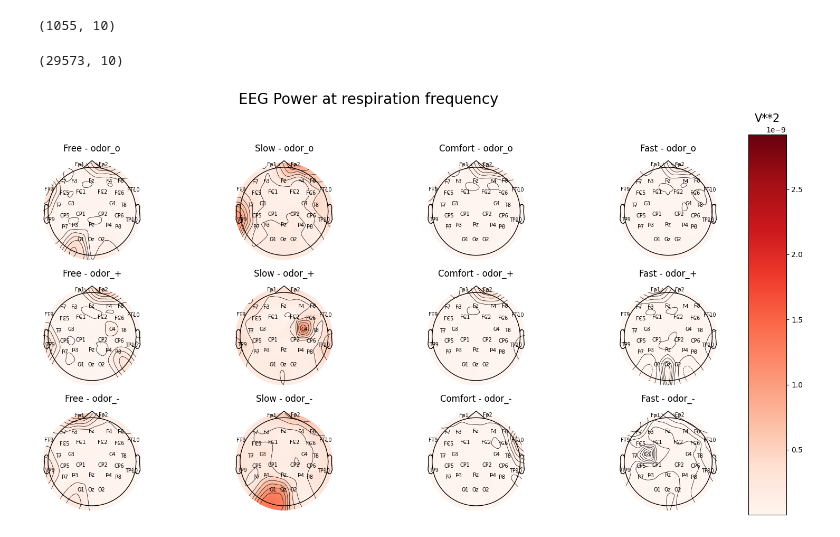
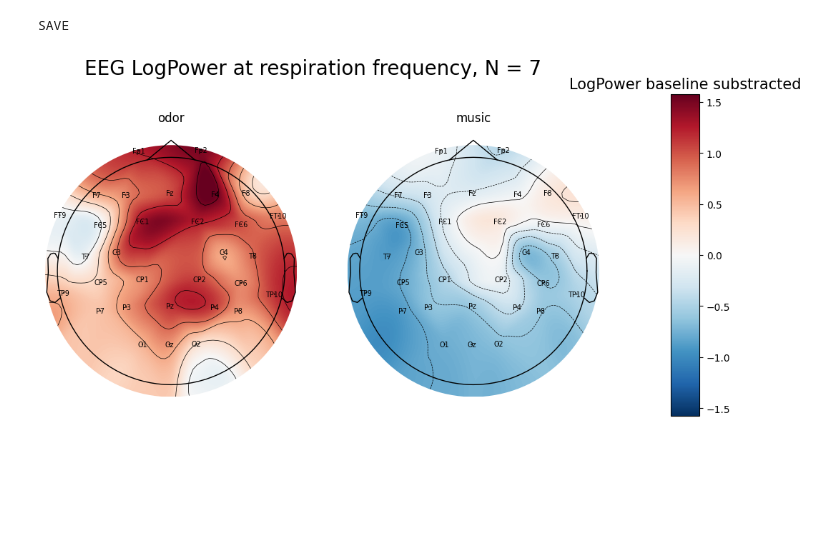
Before and after one commit to ValentinGhibaudo/Emosens_3, a Jupyter notebook: stats_power_at_resp.ipynb, the cells around one changed output. Drawn from its saved outputs; the diff is of its cells as text; code cells hidden in the pictures; blank space fills up the shorter version.

```diff
--- a/stats_power_at_resp.ipynb
+++ b/stats_power_at_resp.ipynb
@@ -87,0 +42,5 @@ power_at_resp_log.head()
+# %%
+indexes = ['participant','session','chan']
+metrics = ['fmax_resp','max_resp','max_eeg','log_max_eeg']
+# %%
+power_at_resp_baselined = df_baseline(df = power_at_resp, indexes = indexes, metrics= metrics, mode = 'substract')
@@ -87,0 +69,3 @@ power_at_resp_log.head()
+# %%
+fig, ax = plt.subplots(figsize = (15,5))
+sns.pointplot(data = power_at_resp_baselined, x = 'chan', y = 'log_max_eeg', hue = 'session',ax=ax)
@@ -88,30 +75,42 @@ power_at_resp_log.head()
 # %%
-def plot_topomap(df, colname, delta_quantile):
+delta_quantile = 0.
 
-    vmin = np.quantile(df.groupby(['bloc','odor','session','chan']).mean(numeric_only = True)[colname].values, delta_quantile)
-    vmax = np.quantile(df.groupby(['bloc','odor','session','chan']).mean(numeric_only = True)[colname].values, 1 - delta_quantile)
+colname = 'log_max_eeg'
 
-    pos = get_pos()
+df = power_at_resp_baselined
 
-    fig, axs = plt.subplots(nrows = len(odeurs), ncols = len(blocs), figsize = (18,8))
-    fig.suptitle('EEG Power at respiration frequency', fontsize = 20, y = 1.1)
-    for c, bloc in enumerate(blocs):
-        for r, odor in enumerate(odeurs) :
-            ax = axs[r,c]
-            topo_data = df[(df['bloc'] == bloc) & (df['odor'] == odor)].groupby('chan').mean(numeric_only = True)[colname].reindex(eeg_chans)
-            # im, cn = mne.viz.plot_topomap(data =topo_data.values , pos = pos.values, names = eeg_chans, axes = ax, show = False, vlim = (vmin,vmax))
-            im, cn = mne.viz.plot_topomap(data =topo_data.values , pos = pos, names = eeg_chans, axes = ax, show = False, vlim = (vmin,vmax))
-            ax.set_title(f'{bloc} - {odor}')
+N = power_at_resp_baselined['participant'].unique().size
 
-    ax_x_start = 0.9
-    ax_x_width = 0.04
-    ax_y_start = 0.1
-    ax_y_height = 0.9
-    cbar_ax = fig.add_axes([ax_x_start, ax_y_start, ax_x_width, ax_y_height])
-    clb = fig.colorbar(im, cax=cbar_ax)
+vmin = np.quantile(df.groupby(['session','chan']).mean(numeric_only = True)[colname].values, delta_quantile)
+vmax = np.quantile(df.groupby(['session','chan']).mean(numeric_only = True)[colname].values, 1 - delta_quantile)
 
-    if 'log' in colname.split('_'):
-        clb.ax.set_title('ln(V**2)',fontsize=15)
-    else:
-        clb.ax.set_title('V**2',fontsize=15)
-    return fig
+vmin = vmin if abs(vmin) > abs(vmax) else -vmax
+vmax = vmax if abs(vmin) < abs(vmax) else abs(vmin)
+
+pos = get_pos()
+
+fig, axs = plt.subplots(ncols = df['session'].unique().size, figsize = (10,5))
+fig.suptitle(f'EEG LogPower at respiration frequency, N = {N}', fontsize = 20, y = 1.1)
+
+for c, session in enumerate(df['session'].unique()):
+    ax = axs[c]
+    topo_data = df[df['session'] == session].groupby('chan').mean(numeric_only = True)[colname].reindex(eeg_chans)
+    im, cn = mne.viz.plot_topomap(data =topo_data.values , pos = pos, names = eeg_chans, axes = ax, show = False, vlim = (vmin,vmax))
+    ax.set_title(f'{session}')
+
+ax_x_start = 1
+ax_x_width = 0.04
+ax_y_start = 0.1
+ax_y_height = 0.9
+cbar_ax = fig.add_axes([ax_x_start, ax_y_start, ax_x_width, ax_y_height])
+clb = fig.colorbar(im, cax=cbar_ax)
+clb.ax.set_title('LogPower baseline substracted',fontsize=15)
+
+file = base_folder / 'Figures' / 'power_at_resp' / 'log_substracted_to_baseline.png'
+
+if not os.path.isfile(file):
+    print('SAVE')
+    fig.savefig(file, bbox_inches = 'tight')
+# %% [output]
+SAVE
+[figure, added]
@@ -120,12 +116,0 @@ remove, keep = remove_outliers(power_at_resp_log, 'max_eeg', 2)
-# %%
-remove.shape
-# %% [output]
-(1055, 10)
-# %%
-keep.shape
-# %% [output]
-(29573, 10)
-# %%
-fig1 = plot_topomap(power_at_resp_log, 'max_eeg', 0)
-# %% [output]
-[figure, removed]
```
Also changed, not shown: parts of 21 cells of this notebook, 26 other files.
